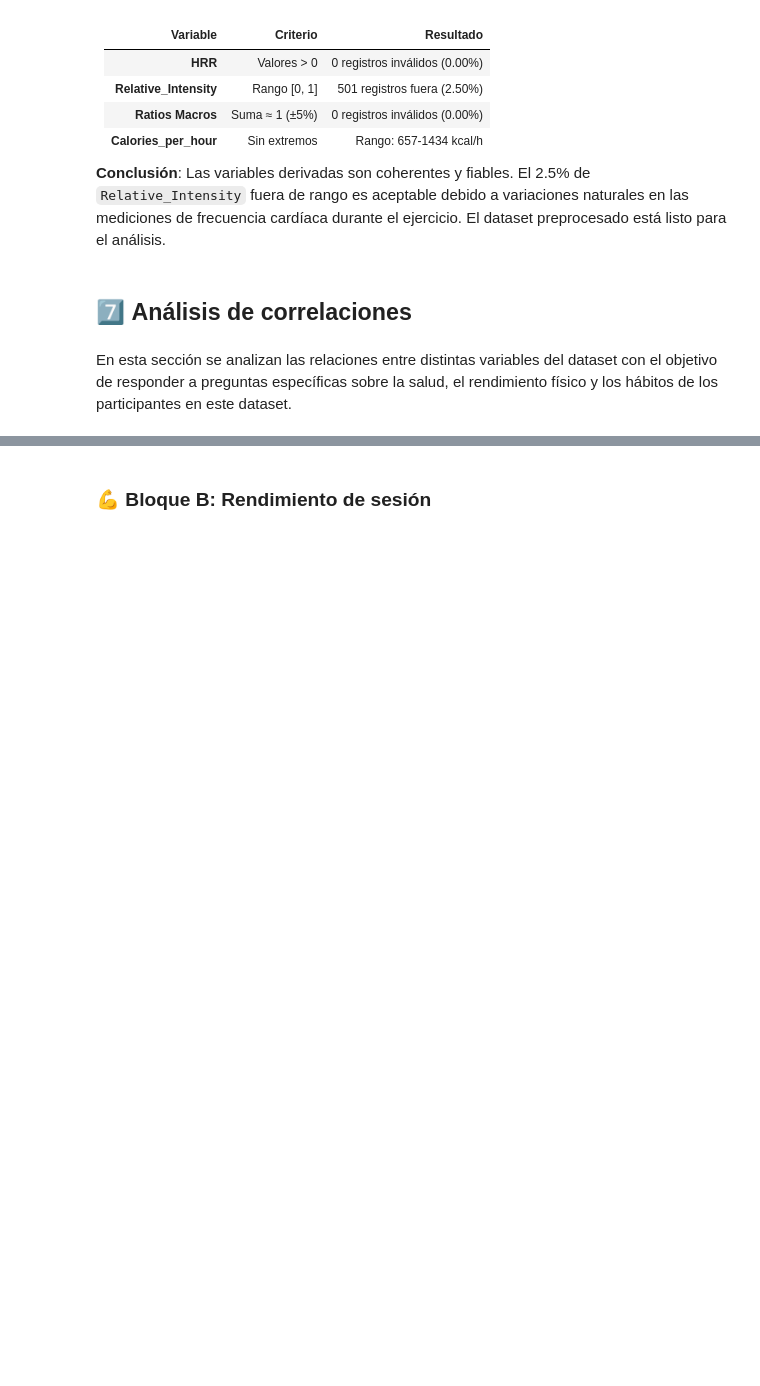
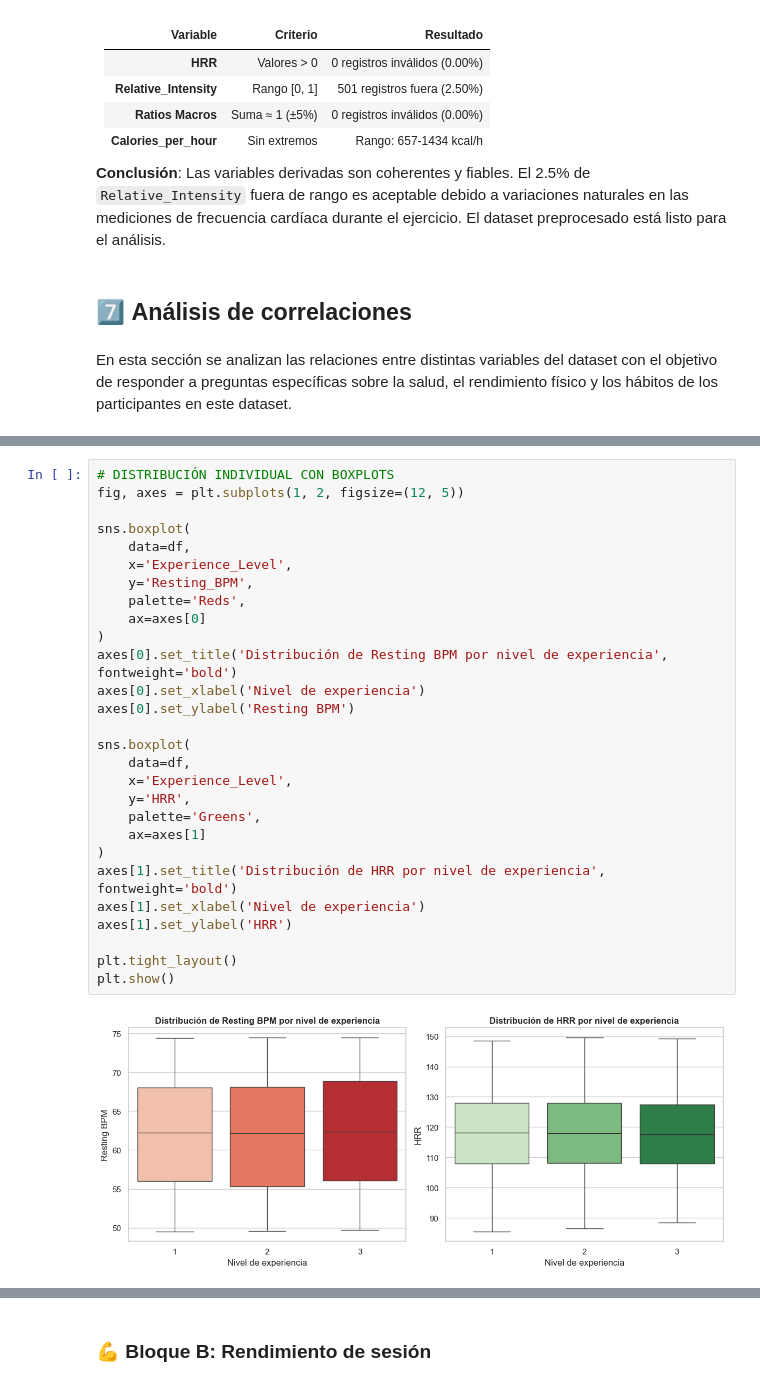
Before and after one commit to albamdls/analisis-exploratorio-dataset-life-style, a Jupyter notebook: notebook.ipynb, the cells around one changed output, grey strips where cells are left out. Drawn from its saved outputs; the diff is of its cells as text; blank space fills up the shorter version.

```diff
--- a/notebook.ipynb
+++ b/notebook.ipynb
@@ -850,0 +525,30 @@ Este análisis demuestra que **no todos los problemas se resuelven con regresió
+# %%
+# DISTRIBUCIÓN INDIVIDUAL CON BOXPLOTS
+fig, axes = plt.subplots(1, 2, figsize=(12, 5))
+
+sns.boxplot(
+    data=df,
+    x='Experience_Level',
+    y='Resting_BPM',
+    palette='Reds',
+    ax=axes[0]
+)
+axes[0].set_title('Distribución de Resting BPM por nivel de experiencia', fontweight='bold')
+axes[0].set_xlabel('Nivel de experiencia')
+axes[0].set_ylabel('Resting BPM')
+
+sns.boxplot(
+    data=df,
+    x='Experience_Level',
+    y='HRR',
+    palette='Greens',
+    ax=axes[1]
+)
+axes[1].set_title('Distribución de HRR por nivel de experiencia', fontweight='bold')
+axes[1].set_xlabel('Nivel de experiencia')
+axes[1].set_ylabel('HRR')
+
+plt.tight_layout()
+plt.show()
+# %% [output]
+[figure, added]
```
Also changed, not shown: parts of 39 cells of this notebook.
